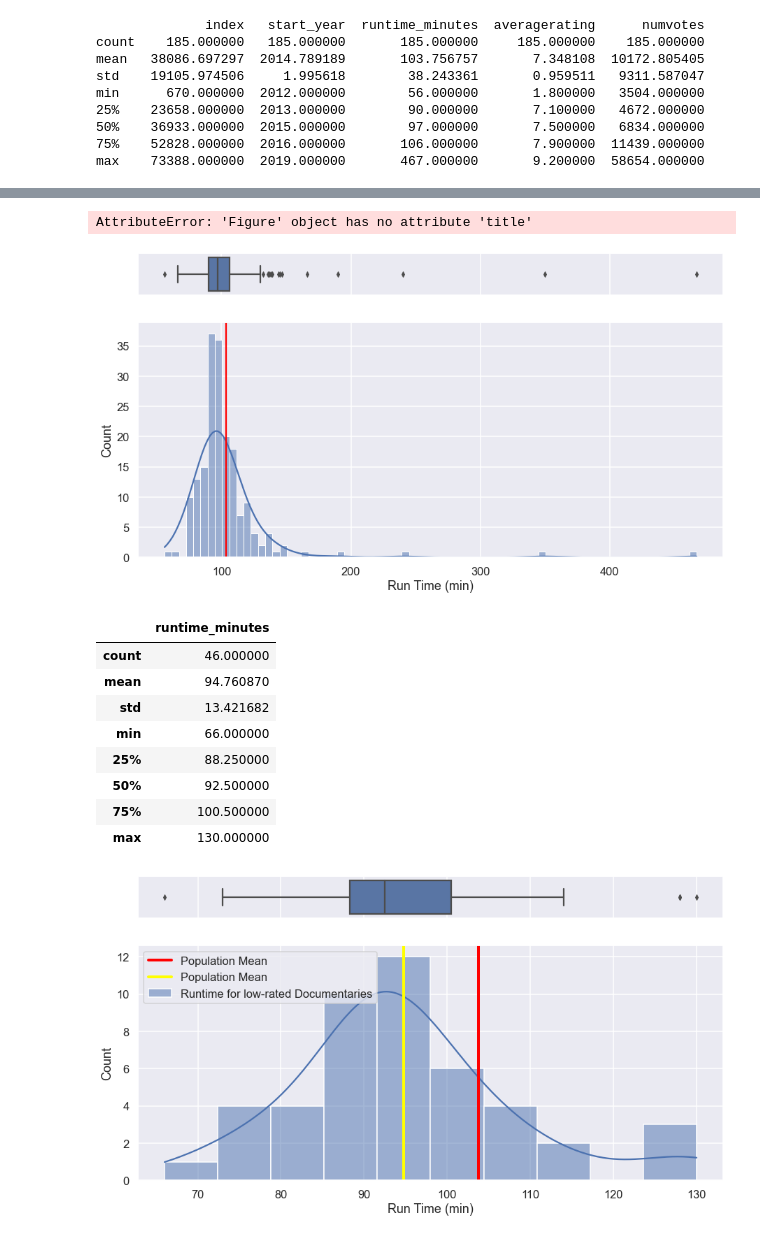
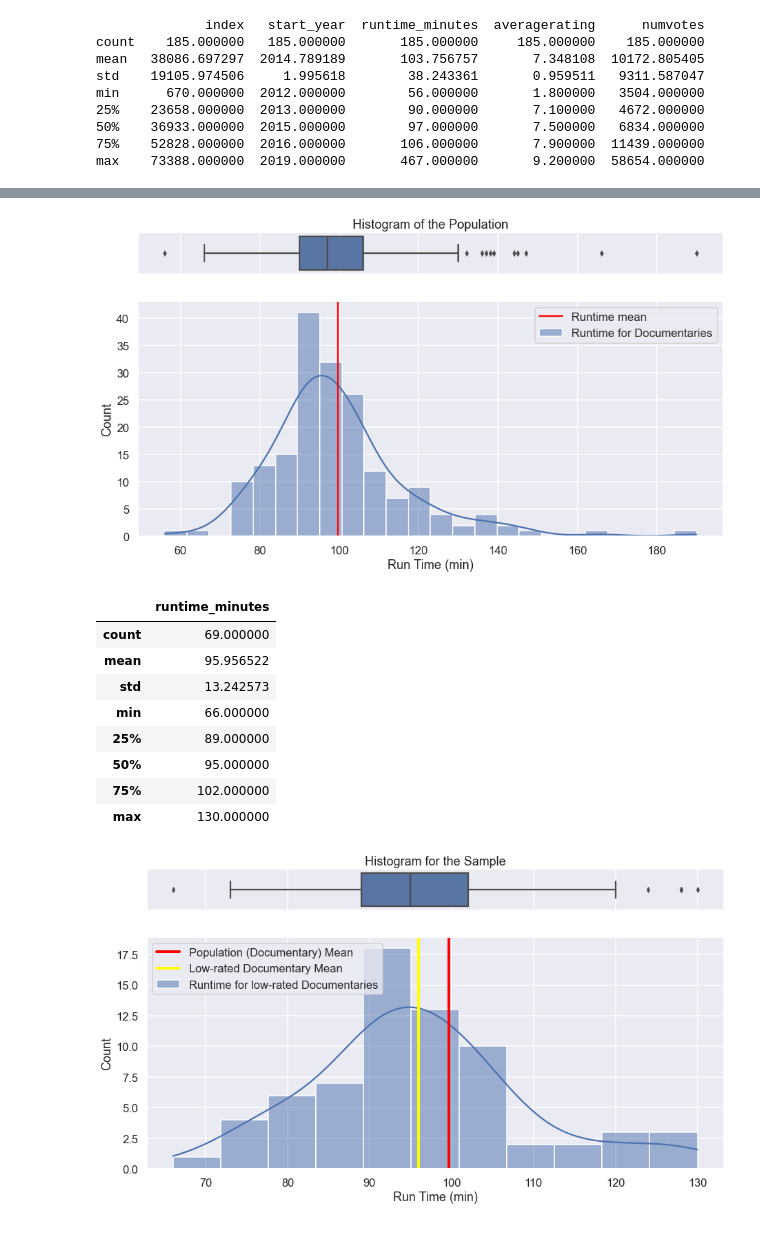
Before and after one commit to omunozsanchezdeloitte/Capstone---LPod-3, a Jupyter notebook: index.ipynb, the cells around one changed output, grey strips where cells are left out. Drawn from its saved outputs; the diff is of its cells as text; code cells hidden in the pictures.

```diff
--- a/index.ipynb
+++ b/index.ipynb
@@ -295,3 +295,6 @@ min      670.000000  2012.000000        56.000000       1.800000   3504.000000
 50%    36933.000000  2015.000000        97.000000       7.500000   6834.000000
 75%    52828.000000  2016.000000       106.000000       7.900000  11439.000000
 max    73388.000000  2019.000000       467.000000       9.200000  58654.000000
+# %%
+population = population[(population['runtime_minutes']<200)]
+population.describe()
@@ -298,31 +311,30 @@ max    73388.000000  2019.000000       467.000000       9.200000  58654.000000
 # %%
 fig,(ax_box, ax_hist) = plt.subplots(2, figsize=(15,8), sharex=True, gridspec_kw={"height_ratios": (.15, .85)})
 
 sns.boxplot(population['runtime_minutes'], ax=ax_box)
 sns.histplot(population['runtime_minutes'], kde=True,label='Runtime for Documentaries',ax = ax_hist)
 
 ax_hist.set_xlabel('Run Time (min)')
 ax_box.set_xlabel('')
 
-ax_hist.axvline(103.75,c='red',label='Runtime mean')
+ax_hist.axvline(99.65,c='red',label='Runtime mean')
 
-fig.title('Histogram for the Population')
+ax_box.set_title('Histogram of the Population')
 ax_hist.legend();
 # %% [output]
-AttributeError: 'Figure' object has no attribute 'title'
-[figure, old version]
+[figure, new version]
 # %%
-sample = population[population['averagerating'] < 7.1][['runtime_minutes']]
+sample = population[population['averagerating'] < 7.34][['runtime_minutes']]
 sample.describe()
 # %% [output]
 |  | runtime_minutes |
-| count | 46.000000 |
-| mean | 94.760870 |
-| std | 13.421682 |
+| count | 69.000000 |
+| mean | 95.956522 |
+| std | 13.242573 |
 | min | 66.000000 |
-| 25% | 88.250000 |
-| 50% | 92.500000 |
-| 75% | 100.500000 |
+| 25% | 89.000000 |
+| 50% | 95.000000 |
+| 75% | 102.000000 |
 | max | 130.000000 |
 # %%
 fig,(ax_box, ax_hist) = plt.subplots(2, figsize=(15,8), sharex=True, gridspec_kw={"height_ratios": (.15, .85)})
@@ -333,11 +345,13 @@ sns.histplot(sample['runtime_minutes'], kde=True,label='Runtime for low-rated Do
 ax_hist.set_xlabel('Run Time (min)')
 ax_box.set_xlabel('')
 
-ax_hist.axvline(103.75,c='red',label='Population Mean',lw=4)
-ax_hist.axvline(94.76,c='yellow',label='Population Mean',lw=4)
+ax_hist.axvline(99.65,c='red',label='Population (Documentary) Mean',lw=4)
+ax_hist.axvline(95.95,c='yellow',label='Low-rated Documentary Mean',lw=4)
+
+ax_box.set_title('Histogram for the Sample')
 ax_hist.legend(loc='upper left');
 # %% [output]
-[figure, old version]
+[figure, new version]
 # %% [markdown]
 ### Steps for performing hypothesis testing
 
```
Also changed, not shown: parts of 6 cells of this notebook.
